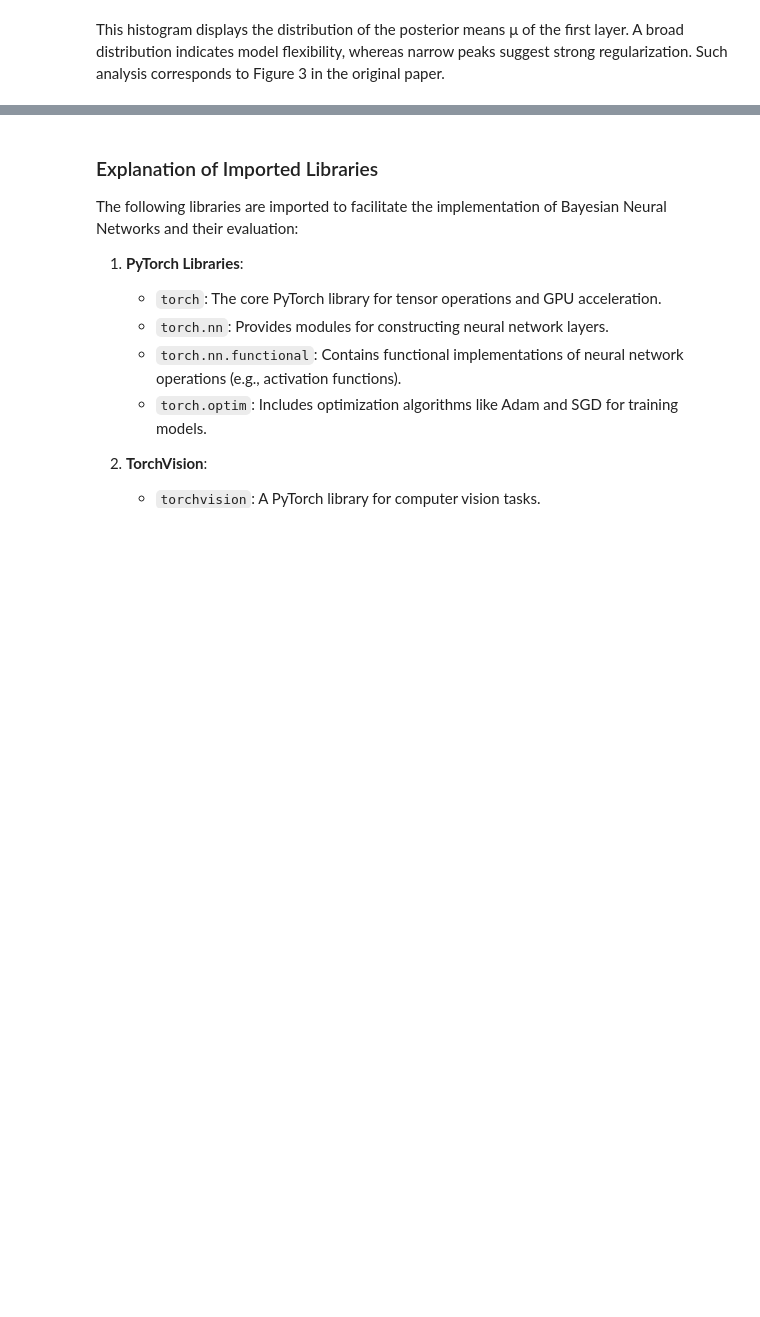
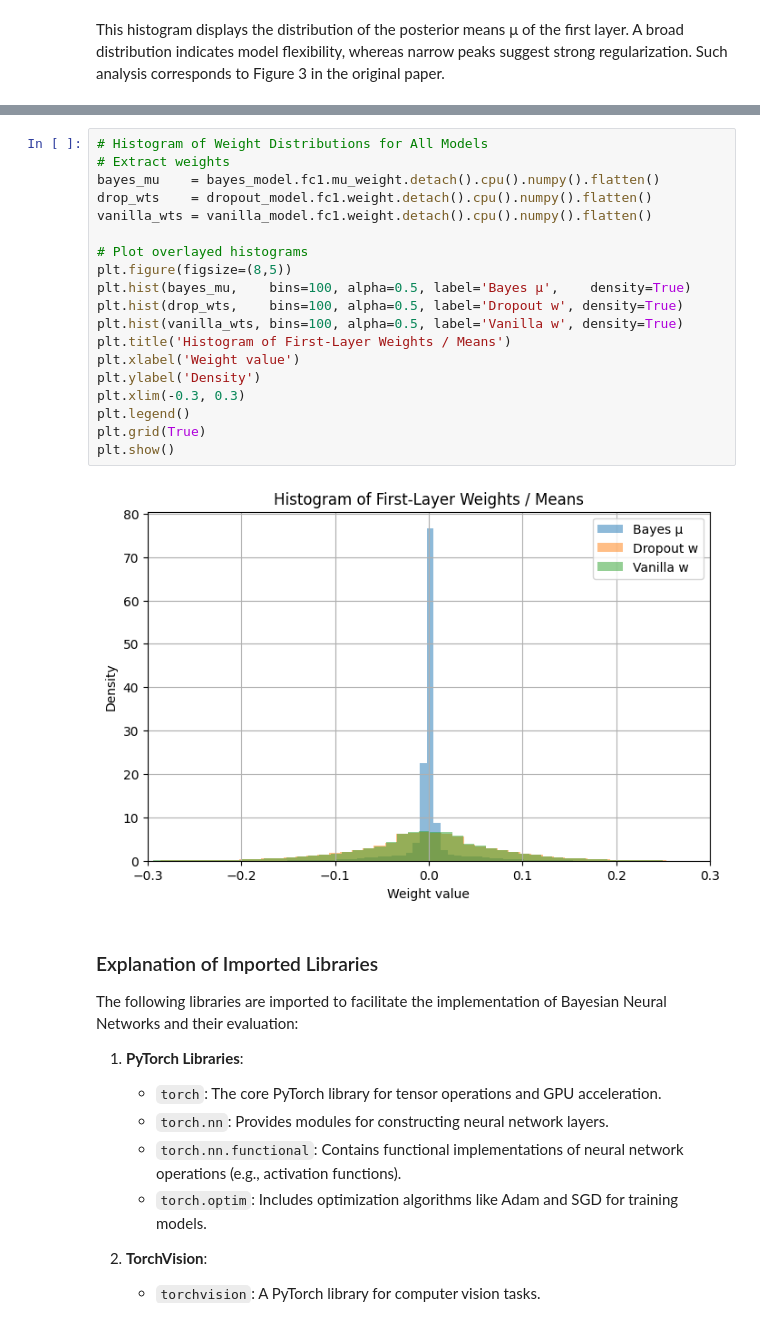
Before and after one commit to kristonova/asi-assignment, a Jupyter notebook: BayesByBackprop_Reproduction-RAHMANTO-v1.ipynb, the cells around one changed output, grey strips where cells are left out. Cells and saved outputs as stored; diff of their text form; blank space fills up the shorter version.

```diff
--- a/BayesByBackprop_Reproduction-RAHMANTO-v1.ipynb
+++ b/BayesByBackprop_Reproduction-RAHMANTO-v1.ipynb
@@ -254,3 +314,24 @@ plt.grid(True); plt.show()
+# %%
+# Histogram of Weight Distributions for All Models
+# Extract weights
+bayes_mu    = bayes_model.fc1.mu_weight.detach().cpu().numpy().flatten()
+drop_wts    = dropout_model.fc1.weight.detach().cpu().numpy().flatten()
+vanilla_wts = vanilla_model.fc1.weight.detach().cpu().numpy().flatten()
+
+# Plot overlayed histograms
+plt.figure(figsize=(8,5))
+plt.hist(bayes_mu,    bins=100, alpha=0.5, label='Bayes μ',    density=True)
+plt.hist(drop_wts,    bins=100, alpha=0.5, label='Dropout w', density=True)
+plt.hist(vanilla_wts, bins=100, alpha=0.5, label='Vanilla w', density=True)
+plt.title('Histogram of First-Layer Weights / Means')
+plt.xlabel('Weight value')
+plt.ylabel('Density')
+plt.xlim(-0.3, 0.3)
+plt.legend()
+plt.grid(True)
+plt.show()
+# %% [output]
+[figure, added]
 # %% [markdown]
 ### Explanation of Imported Libraries
 
```
Also changed, not shown: parts of 10 cells of this notebook.
